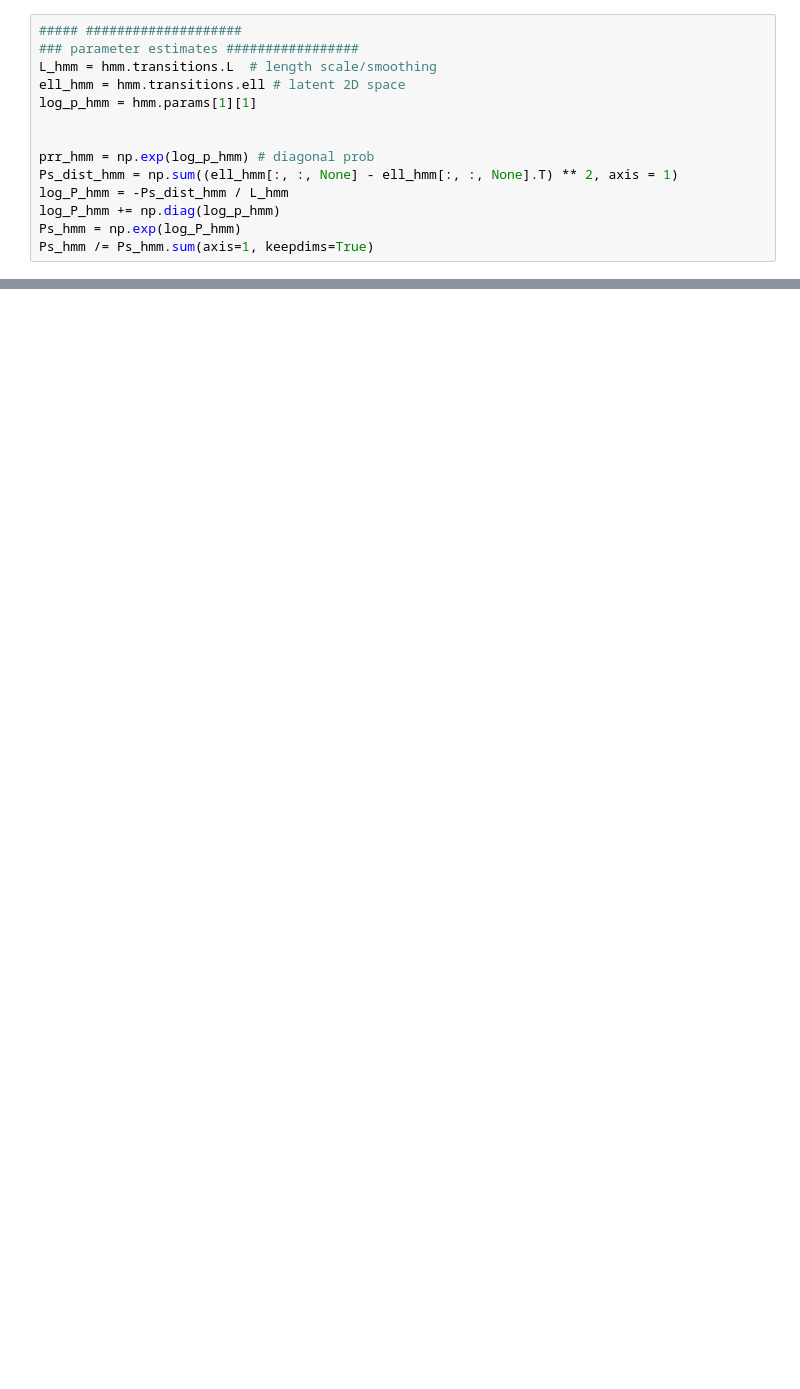
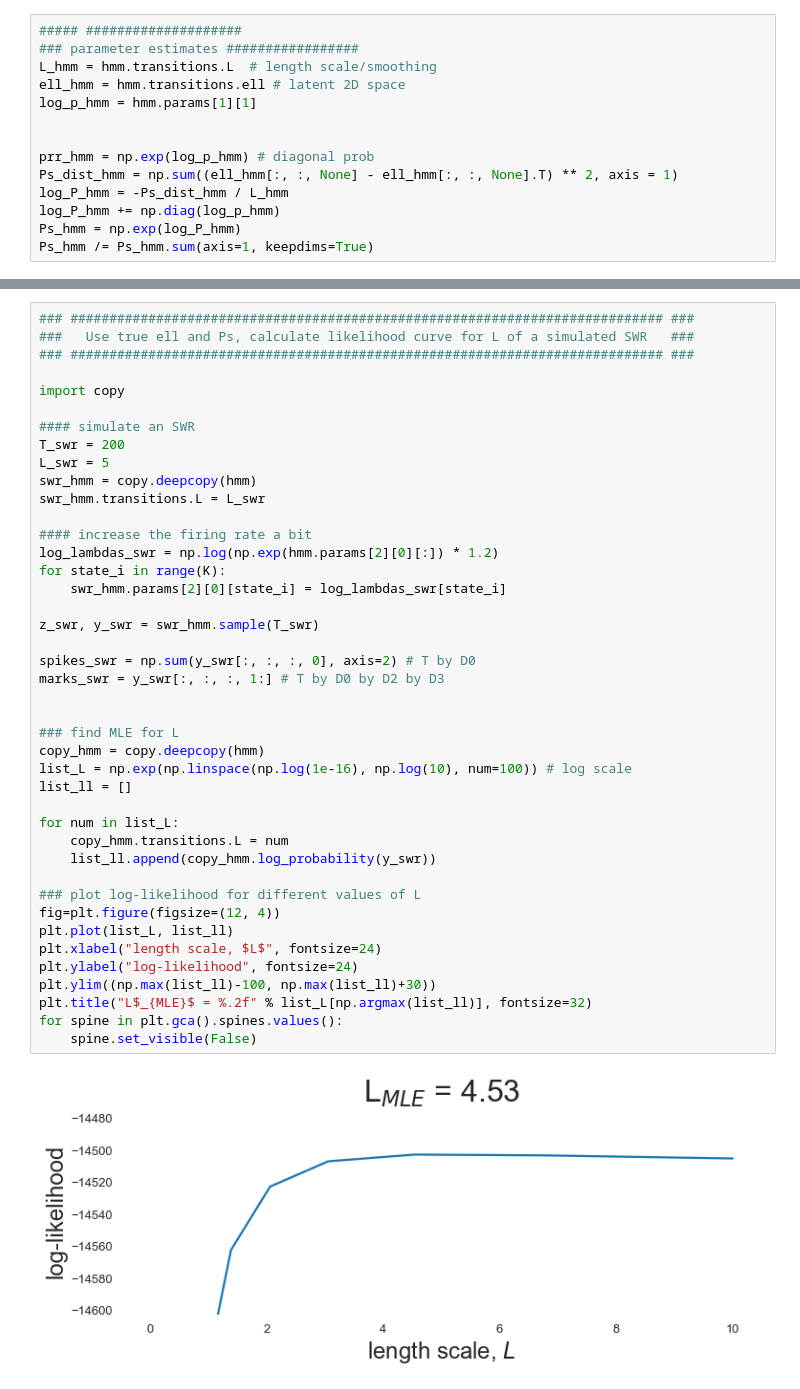
Before and after one commit to deng-xinyi/ssm, a Jupyter notebook: notebooks/6 Distance-dependent HMM.ipynb, the cells around one changed output, grey strips where cells are left out. Saved outputs shown, nothing was run; the diff lists cells and outputs as text; blank space fills up the shorter version.

```diff
--- a/notebooks/6 Distance-dependent HMM.ipynb
+++ b/notebooks/6 Distance-dependent HMM.ipynb
@@ -332,0 +333,44 @@ plt.show()
+# %%
+### ############################################################################ ###
+###   Use true ell and Ps, calculate likelihood curve for L of a simulated SWR   ###
+### ############################################################################ ###
+
+import copy
+
+#### simulate an SWR
+T_swr = 200
+L_swr = 5
+swr_hmm = copy.deepcopy(hmm)
+swr_hmm.transitions.L = L_swr
+
+#### increase the firing rate a bit
+log_lambdas_swr = np.log(np.exp(hmm.params[2][0][:]) * 1.2)
+for state_i in range(K):
+    swr_hmm.params[2][0][state_i] = log_lambdas_swr[state_i]
+
+z_swr, y_swr = swr_hmm.sample(T_swr)
+
+spikes_swr = np.sum(y_swr[:, :, :, 0], axis=2) # T by D0
+marks_swr = y_swr[:, :, :, 1:] # T by D0 by D2 by D3
+
+
+### find MLE for L
+copy_hmm = copy.deepcopy(hmm)
+list_L = np.exp(np.linspace(np.log(1e-16), np.log(10), num=100)) # log scale
+list_ll = []
+
+for num in list_L:
+    copy_hmm.transitions.L = num
+    list_ll.append(copy_hmm.log_probability(y_swr))
+
+### plot log-likelihood for different values of L
+fig=plt.figure(figsize=(12, 4))
+plt.plot(list_L, list_ll)
+plt.xlabel("length scale, $L$", fontsize=24)
+plt.ylabel("log-likelihood", fontsize=24)
+plt.ylim((np.max(list_ll)-100, np.max(list_ll)+30))
+plt.title("L$_{MLE}$ = %.2f" % list_L[np.argmax(list_ll)], fontsize=32)
+for spine in plt.gca().spines.values():
+    spine.set_visible(False)
+# %% [output]
+[figure, added]
```
Also changed, not shown: parts of 10 cells of this notebook.
